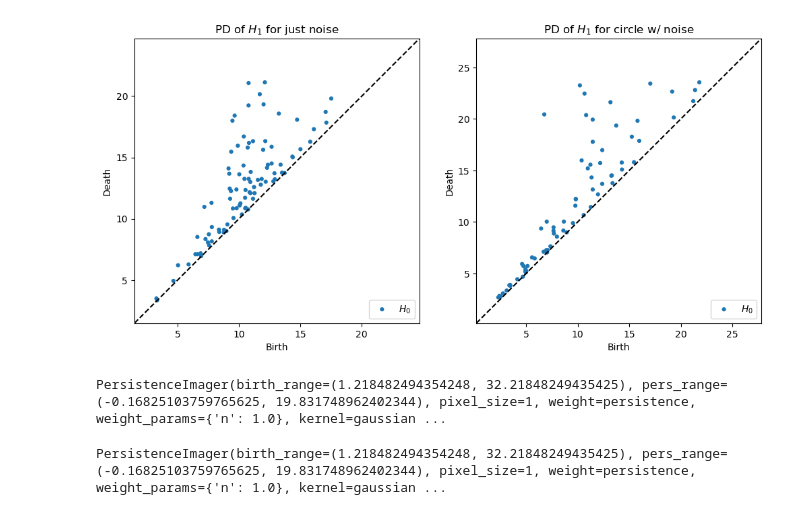
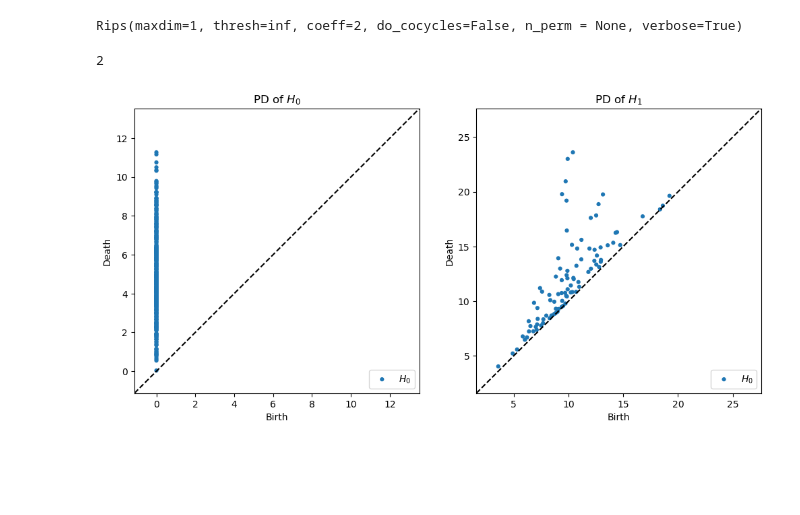
Before and after one commit to hashansl/opioid-risk-modeling, a Jupyter notebook: persistance image of zero homology.ipynb, the cells around one changed output. Drawn from its saved outputs; the diff is of its cells as text; code cells hidden in the pictures; blank space fills up the shorter version.

```diff
--- a/persistance image of zero homology.ipynb
+++ b/persistance image of zero homology.ipynb
@@ -63,0 +48,6 @@ Rips(maxdim=1, thresh=inf, coeff=2, do_cocycles=False, n_perm = None, verbose=Tr
+# %%
+plt.rcParams["figure.figsize"] = (6, 6)
+plt.scatter(data[:,0], data[:,1], label="data", s=8)
+plt.axis('equal')
+plt.legend()
+plt.show()
@@ -64,25 +56,31 @@ Rips(maxdim=1, thresh=inf, coeff=2, do_cocycles=False, n_perm = None, verbose=Tr
+# %%
+# creating the persistence diagram from rips class
+rips = Rips(maxdim=1, coeff=2)
+dgms = rips.fit_transform(data)
+# %% [output]
+Rips(maxdim=1, thresh=inf, coeff=2, do_cocycles=False, n_perm = None, verbose=True)
+# %%
+len(dgms)
+# %% [output]
+2
+# %%
+# seperate the diagrams H0 and H1
+diagrams_h0 = dgms[0]
+diagrams_h1 = dgms[1]
+# %%
+# remove last data point in H0 diagram - it is infinity
+diagrams_h0_without_inf = diagrams_h0[0:-1]
 # %%
 plt.figure(figsize=(12,6))
 plt.subplot(121)
 
-rips.plot(diagrams_h1[0], show=False)
-plt.title("PD of $H_1$ for just noise")
+rips.plot(diagrams_h0_without_inf, show=False)
+plt.title("PD of $H_0$")
 
 plt.subplot(122)
-rips.plot(diagrams_h1[-1], show=False)
-plt.title("PD of $H_1$ for circle w/ noise")
+rips.plot(diagrams_h1, show=False)
+plt.title("PD of $H_1$")
 
 plt.show()
 # %% [output]
-[figure, old version]
+[figure, new version]
-# %%
-pimgr = PersistenceImager(pixel_size=1)
-pimgr.fit(diagrams_h1)
-imgs = pimgr.transform(diagrams_h1)
-pimgr
-# %% [output]
-PersistenceImager(birth_range=(1.218482494354248, 32.21848249435425), pers_range=(-0.16825103759765625, 19.831748962402344), pixel_size=1, weight=persistence, weight_params={'n': 1.0}, kernel=gaussian ...
-# %%
-pimgr
-# %% [output]
-PersistenceImager(birth_range=(1.218482494354248, 32.21848249435425), pers_range=(-0.16825103759765625, 19.831748962402344), pixel_size=1, weight=persistence, weight_params={'n': 1.0}, kernel=gaussian ...
```
Also changed, not shown: parts of 50 cells of this notebook.
